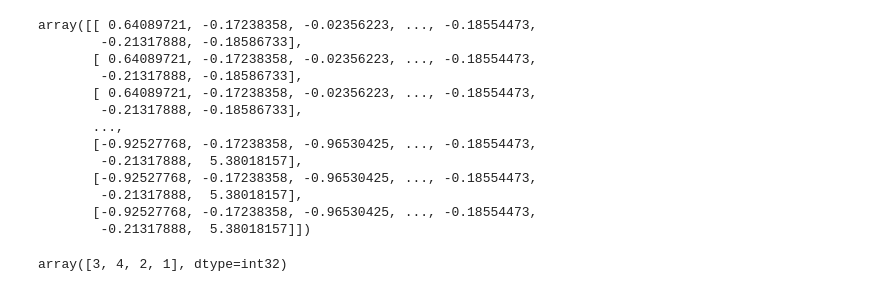
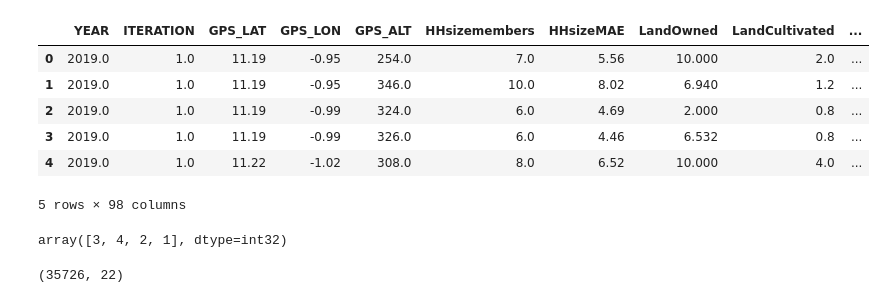
Before and after one commit to willianck/Predicting-Food-Insecurity, a Jupyter notebook: pipeline_demo.ipynb, the cells around one changed output. Cells and saved outputs as stored; diff of their text form; code cells hidden in the pictures.

```diff
--- a/pipeline_demo.ipynb
+++ b/pipeline_demo.ipynb
@@ -34,3 +34,13 @@ from sklearn.model_selection import train_test_split
 from sklearn.pipeline import Pipeline
 # %%
 data = pd.read_pickle('imputed_data_forest_2.pkl')
+# %%
+data.head()
+# %% [output]
+|  | YEAR | ITERATION | GPS_LAT | GPS_LON | GPS_ALT | HHsizemembers | HHsizeMAE | LandOwned | LandCultivated | ... |
+| 0 | 2019.0 | 1.0 | 11.19 | -0.95 | 254.0 | 7.0 | 5.56 | 10.000 | 2.0 | ... |
+| 1 | 2019.0 | 1.0 | 11.19 | -0.95 | 346.0 | 10.0 | 8.02 | 6.940 | 1.2 | ... |
+| 2 | 2019.0 | 1.0 | 11.19 | -0.99 | 324.0 | 6.0 | 4.69 | 2.000 | 0.8 | ... |
+| 3 | 2019.0 | 1.0 | 11.19 | -0.99 | 326.0 | 6.0 | 4.46 | 6.532 | 0.8 | ... |
+| 4 | 2019.0 | 1.0 | 11.22 | -1.02 | 308.0 | 8.0 | 6.52 | 10.000 | 4.0 | ... |
+5 rows × 98 columns
@@ -37,31 +51,19 @@ data = pd.read_pickle('imputed_data_forest_2.pkl')
+# %%
+X = data.drop(['Food_InsecurityLevel','YEAR','currency_conversion_factor'],axis=1)
+y = data['Food_InsecurityLevel']
+y.unique()
+# %% [output]
+array([3, 4, 2, 1], dtype=int32)
 # %%
-from sklearn.preprocessing import StandardScaler
-scaler = StandardScaler()
-scaler.fit_transform(data)
+from sklearn.preprocessing import MinMaxScaler
+scaler = MinMaxScaler()
+X = scaler.fit_transform(X)
-# %% [output]
-array([[ 0.64089721, -0.17238358, -0.02356223, ..., -0.18554473,
-        -0.21317888, -0.18586733],
-       [ 0.64089721, -0.17238358, -0.02356223, ..., -0.18554473,
-        -0.21317888, -0.18586733],
-       [ 0.64089721, -0.17238358, -0.02356223, ..., -0.18554473,
-        -0.21317888, -0.18586733],
-       ...,
-       [-0.92527768, -0.17238358, -0.96530425, ..., -0.18554473,
-        -0.21317888,  5.38018157],
-       [-0.92527768, -0.17238358, -0.96530425, ..., -0.18554473,
-        -0.21317888,  5.38018157],
-       [-0.92527768, -0.17238358, -0.96530425, ..., -0.18554473,
-        -0.21317888,  5.38018157]])
-# %%
-X = data.drop(['Food_InsecurityLevel'],axis=1)
-y = data['Food_InsecurityLevel']
-y.unique()
-# %% [output]
-array([3, 4, 2, 1], dtype=int32)
 # %%
 from sklearn.feature_selection import SelectFromModel
 from sklearn.decomposition import KernelPCA
-transformer = KernelPCA(n_components=40, kernel="poly")
-X_new = transformer.fit_transform(X)
+transformer = SelectFromModel(estimator=RandomForestRegressor()).fit(X, y)
+X_new = transformer.transform(X)
 X_new.shape
+# %% [output]
+(35726, 22)
 # %%
```
Also changed, not shown: parts of 15 cells of this notebook, 2 other files.
